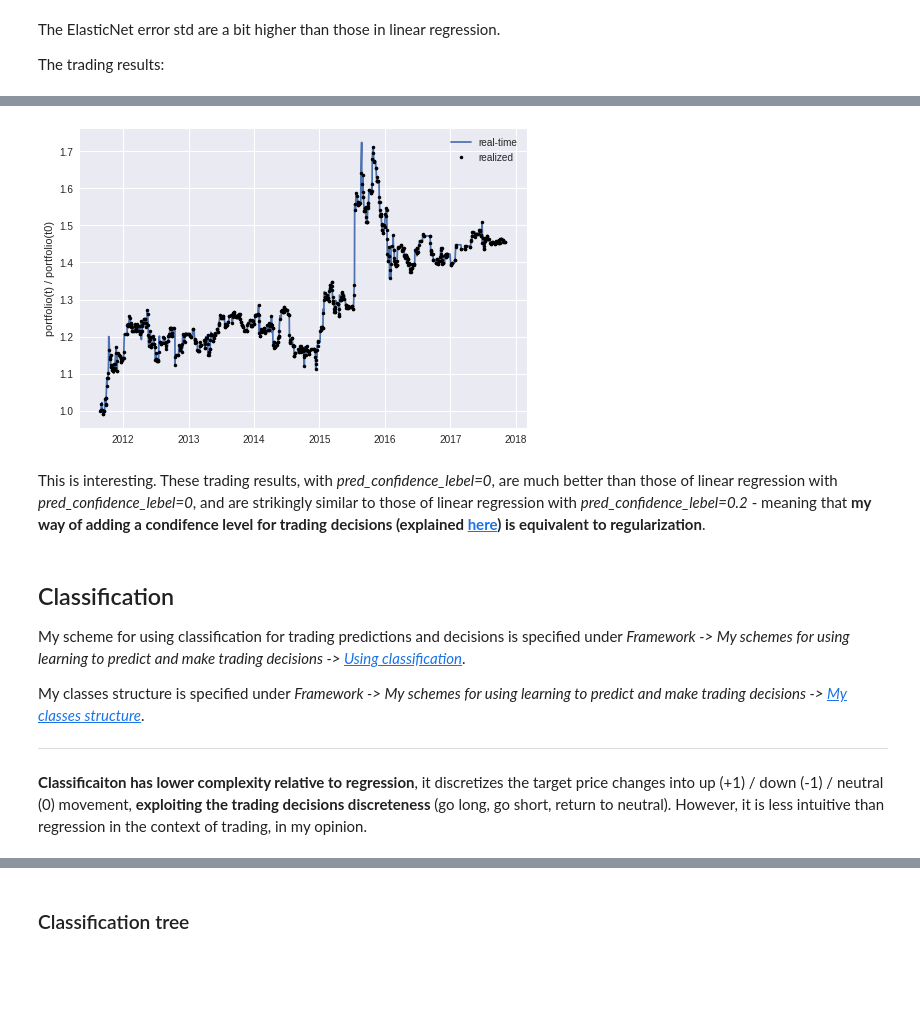
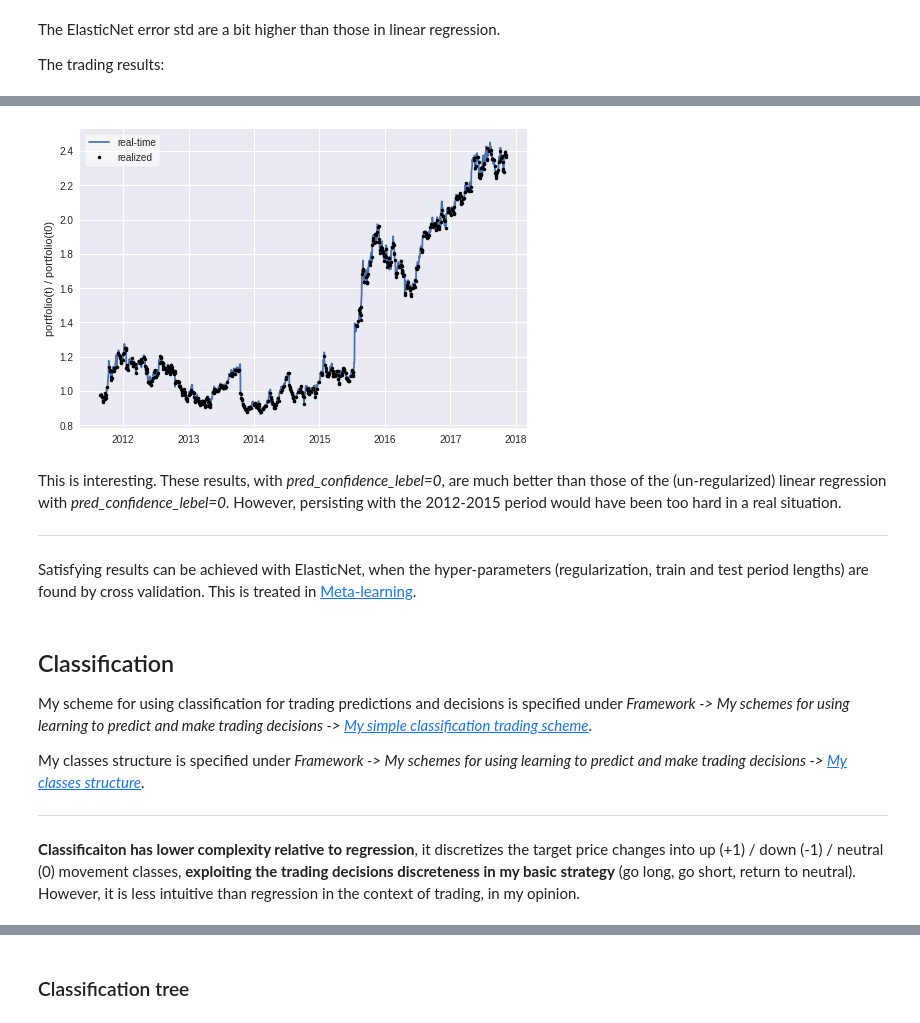
Before and after one commit to Ozziko/AlgoTradingAI, a Jupyter notebook: Oz_Livneh_Algo_Trading_AI.ipynb, the cells around one changed output, grey strips where cells are left out. Drawn from its saved outputs; the diff is of its cells as text; code cells hidden in the pictures; blank space fills up the shorter version.

```diff
--- a/Oz_Livneh_Algo_Trading_AI.ipynb
+++ b/Oz_Livneh_Algo_Trading_AI.ipynb
@@ -731,5 +772,5 @@ $min(1/2n_{samples}\times||y - Xw||^2_2+\alpha r||w||_1+1/2 \times\alpha(1-r||w|
 # %%
 regression_obj=OzML.regerssion_shallow(train_test_split_obj)
-regression_obj.train_skElasticNet(l1_ratio=0.9,alpha=0.1)
+regression_obj.train_skElasticNet(l1_ratio=0.7,alpha=0.1)
 regression_obj.visualize_coeff(max_coeff_to_show=25,normalization=True,bottom_margin=0.3)
 # %% [output]
@@ -755,6 +796,8 @@ The trading results:
 # %%
 pred_confidence_lebel=0
 # ------------------ end of inputs ------------------
+pred_test_position_series=regression_obj.decide_position(
+        pred_confidence_lebel*regression_obj.train_err_std)
 trading_obj=OzML.trading(pred_test_position_series,
                                 train_test_split_obj.y_test_diff_percents_series)
 trading_obj.plot_portfolio()
@@ -765,12 +809,15 @@ trading_obj.plot_portfolio()
-[figure, old version]
+[figure, new version]
-# %% [markdown]
-This is interesting. These trading results, with *pred_confidence_lebel=0*, are much better than those of linear regression with *pred_confidence_lebel=0*, and are strikingly similar to those of linear regression with *pred_confidence_lebel=0.2* - meaning that **my way of adding a condifence level for trading decisions (explained [here](#scrollTo=Ixkxx-36s5t_)) is equivalent to regularization**.
+# %% [markdown]
+This is interesting. These results, with *pred_confidence_lebel=0*, are much better than those of the (un-regularized) linear regression with *pred_confidence_lebel=0*. However, persisting with the 2012-2015 period would have been too hard in a real situation.
+
+---
+Satisfying results can be achieved with ElasticNet, when the hyper-parameters (regularization, train and test period lengths) are found by cross validation. This is treated in [Meta-learning](#scrollTo=I58MN7a6y3vS).
 # %% [markdown]
 ## Classification
-My scheme for using classification for trading predictions and decisions is specified under *Framework ->  My schemes for using learning to predict and make trading decisions -> [Using classification](#scrollTo=Osg-Yj6LIbER)*.
+My scheme for using classification for trading predictions and decisions is specified under *Framework ->  My schemes for using learning to predict and make trading decisions -> [My simple classification trading scheme](#scrollTo=Osg-Yj6LIbER)*.
 
 My classes structure is specified under *Framework ->  My schemes for using learning to predict and make trading decisions -> [My classes structure](#scrollTo=JD3fGLq7IjB7)*.
 
 ---
-**Classificaiton has lower complexity relative to regression**, it discretizes the target price changes into up (+1) / down (-1) / neutral (0) movement, **exploiting the trading decisions discreteness** (go long, go short, return to neutral). However, it is less intuitive than regression in the context of trading, in my opinion.
+**Classificaiton has lower complexity relative to regression**, it discretizes the target price changes into up (+1) / down (-1) / neutral (0) movement classes, **exploiting the trading decisions discreteness in my basic strategy** (go long, go short, return to neutral). However, it is less intuitive than regression in the context of trading, in my opinion.
 # %% [markdown]
```
Also changed, not shown: parts of 88 cells of this notebook.
